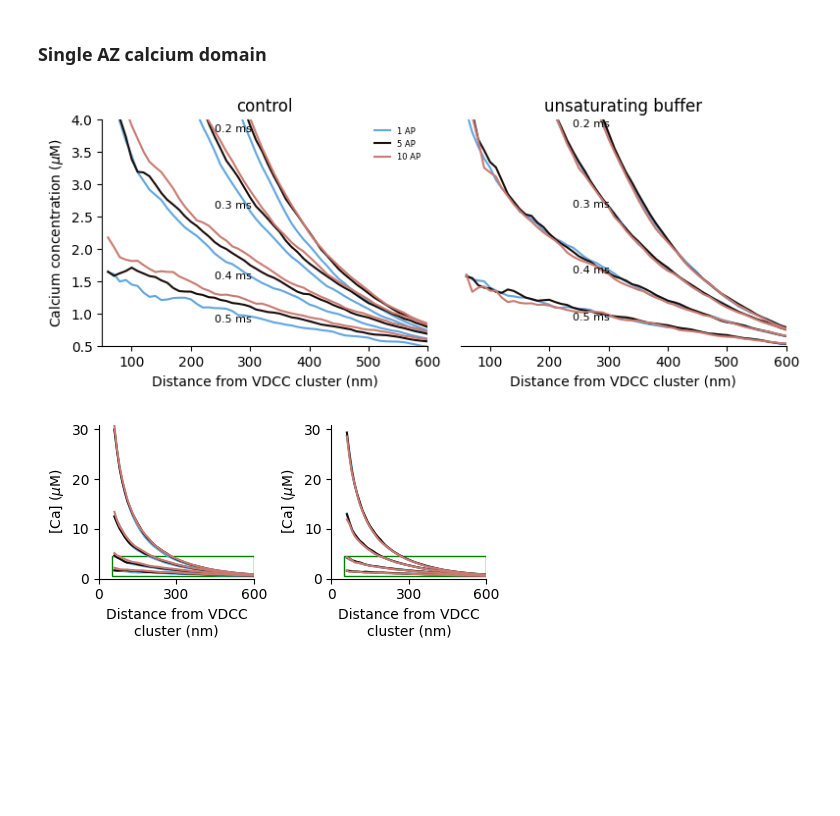
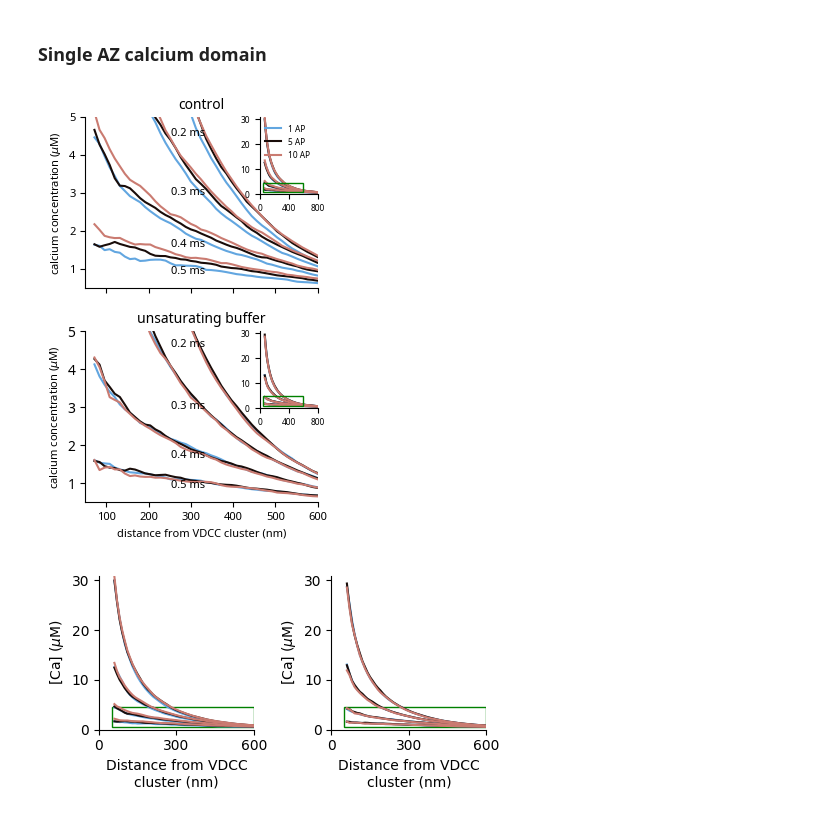
Before and after one commit to nishs1729/MFB, a Jupyter notebook: scripts_plotting/plots_mechanism.ipynb, the cells around one changed output. Saved outputs shown, nothing was run; the diff lists cells and outputs as text; code cells hidden in the pictures; blank space fills up the shorter version.

```diff
--- a/scripts_plotting/plots_mechanism.ipynb
+++ b/scripts_plotting/plots_mechanism.ipynb
@@ -82,44 +82,67 @@ bins, density = get_conc_along_radius('control', 2300)
 # %%
 bins = np.arange(0,0.81,0.01)
 stpoints = [2600, 82600, 182600]
 tpoints = range(0, 301, 100)
 APs = [1,5,10]
 simtypes = {'control': 'control', 'unsaturating buffer': 'const_buffer'}#, 'no_buffer']
 
-fig, axs = plt.subplots(1,len(simtypes), figsize=(9,3), sharex=True, sharey=True)
-fig.subplots_adjust(wspace=0.1)
+fig, axs = plt.subplots(len(simtypes),1, figsize=(3,5), sharex=True, sharey=True)
+fig.subplots_adjust(hspace=0.25)
+ins_ax = [ax.inset_axes([.75, .55, .25, .45]) for ax in axs]
+
 cmap = mpl.colormaps['berlin'] # 'viridis', 'managua', 'berlin'
 lcolors = cmap(np.linspace(0.1, 0.9, len(stpoints)))
 
-to_nm = 1000 # convert um to nm
+to_nm = 1200 # convert um to nm
 for i,(key,simtype) in enumerate(simtypes.items()):
     for k,start in enumerate(stpoints):
         label = f'{APs[k]} AP'
         for j,tpoint in enumerate(tpoints):
             bins, density = get_conc_along_radius(simtype, start+tpoint, bins=bins)
             density = sp.signal.savgol_filter(density, 7, 3)
             axs[i].plot(bins[6:]*to_nm, density[5:], color=lcolors[k], label=label)
+            ins_ax[i].plot(bins[6:]*to_nm, density[5:], color=lcolors[k], label=label)
             label = None
             if not k:
-                axs[i].text(bins[29]*to_nm-50, density[28]-0.1, f'{(tpoint+200)/1000:.1f} ms', fontsize=textfs)
-    axs[i].set_title(key)
-    axs[i].set_xlabel('Distance from VDCC cluster (nm)')
+                axs[i].text(bins[26]*to_nm-60, density[25]-0.2, f'{(tpoint+200)/1000:.1f} ms', fontsize=textfs)
+    axs[i].set_title(key, fontsize=titlefs)
+    axs[i].set_ylabel(r'calcium concentration ($\mu$M)', fontsize=labelfs)
 
-axs[0].set_ylabel(r'Calcium concentration ($\mu$M)')
-axs[1].spines["left"].set_visible(False)
+    ## make rectangle for zoomed in region
+    rect = mpl.patches.Rectangle((50,0.5), 550, 4, linewidth=1, edgecolor='green',
+                                 facecolor='none', zorder=2)
+    ins_ax[i].add_patch(rect)
+
+axs[1].set_xlabel('distance from VDCC cluster (nm)', fontsize=labelfs)
+
+# axs[1].spines["left"].set_visible(False)
 axs[0].legend(frameon=False, fontsize=legfs)
-axs[1].tick_params(axis='y', size=0)
+# axs[1].tick_params(axis='y', size=0)
+axs[1].tick_params(axis='x', labelsize=tickfs)
+axs[0].tick_params(axis='both', labelsize=tickfs)
+
 for ax in axs.ravel():
     ax.spines["top"].set_visible(False)
     ax.spines["right"].set_visible(False)
     ax.set_xlim(50, 600)
-    ax.set_ylim(0.5,4)
+    ax.set_ylim(0.5,5)
+    ax.set_yticks([1,2,3,4,5])
+
+for ax in ins_ax:
+    # ax.set_ylabel(r'[Ca] ($\mu$M)')
+    ax.spines["top"].set_visible(False)
+    ax.spines["right"].set_visible(False)
+    ax.set_xlim(0, 800)
+    ax.set_ylim(0,31)
+    ax.set_xticks([0, 400, 800])
+    ax.set_yticks([0, 10, 20, 30])
+    ax.tick_params(axis='both', labelsize=tickfs-2)
 
 fig.savefig(os.path.join(figPath, 'ca_domain.svg'), dpi=300,
             bbox_inches='tight', transparent=True)
 plt.show()
 # %% [output]
-[figure, old version]
+[figure, new version]
 # %%
 bins = np.arange(0,0.81,0.01)
 stpoints = [2600, 82600, 182600]
```
Also changed, not shown: parts of 8 cells of this notebook, 5 other files.
